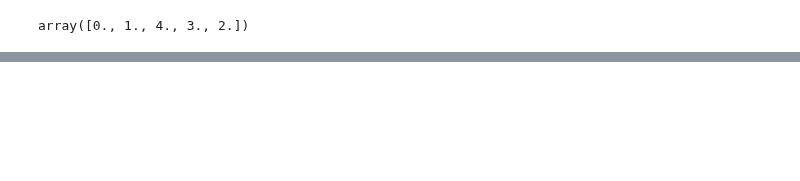
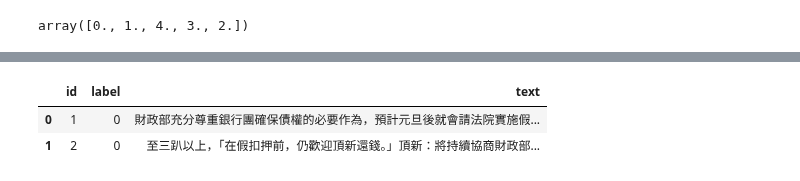
Before and after one commit to roccqqck/news_bert, a Jupyter notebook: 1.eland_csv_to_tsv.ipynb, the cells around one changed output, grey strips where cells are left out. Saved outputs shown, nothing was run; the diff lists cells and outputs as text; code cells hidden in the pictures; blank space fills up the shorter version.

```diff
--- a/1.eland_csv_to_tsv.ipynb
+++ b/1.eland_csv_to_tsv.ipynb
@@ -136,0 +182,3 @@ df_news2.head(2)
+# %%
+df_news3 = df_news2.drop(columns=['label2'])
+df_news3.head(2)
@@ -137,2 +188,9 @@ df_news2.head(2)
+# %%
+df_news3 = df_news3.drop(columns=['sentiments', 'text2'])
+df_news3.head(2)
+# %% [output]
+|  | id | label | text |
+| 0 | 1 | 0 | 財政部充分尊重銀行團確保債權的必要作為，預計元旦後就會請法院實施假... |
+| 1 | 2 | 0 | 至三趴以上，「在假扣押前，仍歡迎頂新還錢。」頂新：將持續協商財政部... |
 # %%
 # idempotence, 將處理結果另存成 tsv 供 PyTorch 使用   # header=False會沒有column名   # \t 是tab
```
Also changed, not shown: parts of 16 cells of this notebook.
